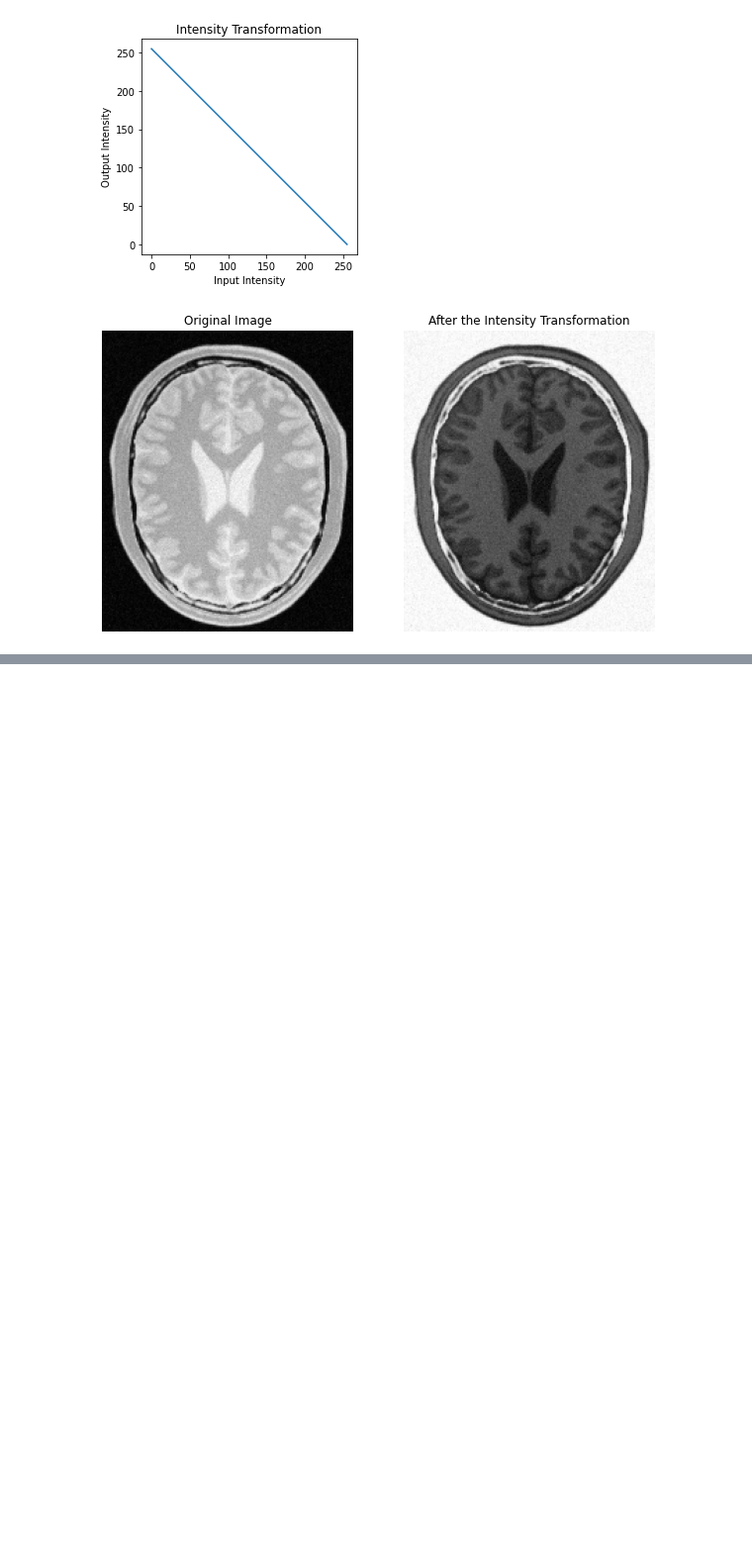
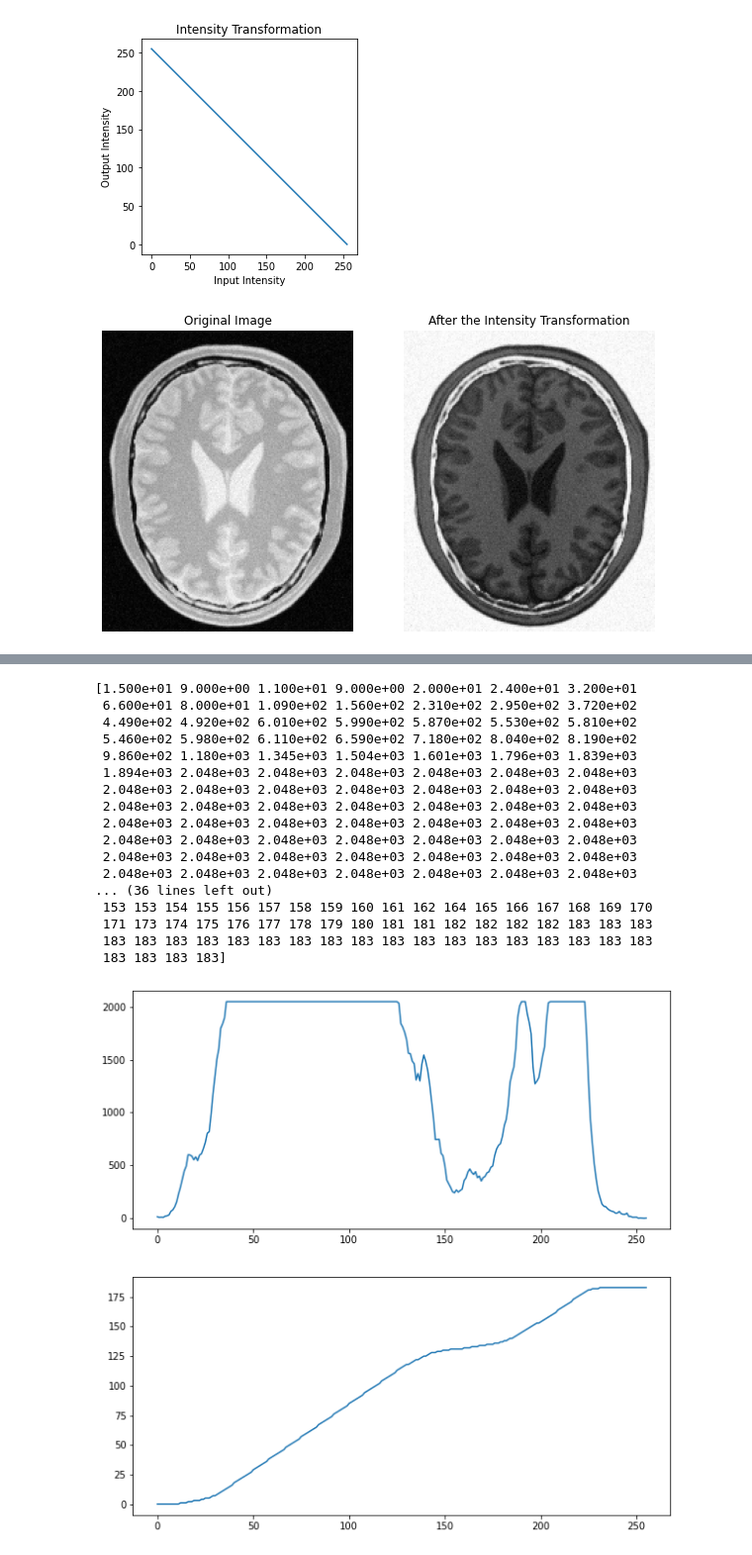
Before and after one commit to RaviduHM99/EN2550-Fundamentals-of-Image-Processing-and-Machine-Vision, a Jupyter notebook: Assignments/Assignment 1/190399L.ipynb, the cells around one changed output, grey strips where cells are left out. Shown at 99% size. Cells and saved outputs as stored; diff of their text form; code cells hidden in the pictures; blank space fills up the shorter version.

```diff
--- a/Assignments/Assignment 1/190399L.ipynb
+++ b/Assignments/Assignment 1/190399L.ipynb
@@ -92,0 +239,71 @@ IndexError: index 101 is out of bounds for axis 0 with size 101
+# %%
+import numpy as np
+import cv2
+
+path = "daisy.jpg"
+img = cv2.imread(path,0)
+
+#To display image before equalization
+cv2.imshow('image',img)
+cv2.waitKey(0)
+
+
+a = np.zeros((256,),dtype=np.float16)
+b = np.zeros((256,),dtype=np.float16)
+
+height,width=img.shape
+
+#finding histogram
+for i in range(width):
+    for j in range(height):
+        g = img[j,i]
+        a[g] = a[g]+1
+
+print(a)
+
+
+#performing histogram equalization
+tmp = 1.0/(height*width)
+b = np.zeros((256,),dtype=np.float16)
+
+for i in range(256):
+    for j in range(i+1):
+        b[i] += a[j] * tmp;
+    b[i] = round(b[i] * 255);
+
+# b now contains the equalized histogram
+b=b.astype(np.uint8)
+
+print(b)
+
+#Re-map values from equalized histogram into the image
+for i in range(width):
+    for j in range(height):
+        g = img[j,i]
+        img[j,i]= b[g]
+fig, ax = plt.subplots(2,1, figsize=(10,10))
+ax[0].plot(a)
+ax[1].plot(b)
+
+cv2.imshow('image',img)
+cv2.waitKey(0)
+cv2.destroyAllWindows()
+# %% [output]
+[1.500e+01 9.000e+00 1.100e+01 9.000e+00 2.000e+01 2.400e+01 3.200e+01
+ 6.600e+01 8.000e+01 1.090e+02 1.560e+02 2.310e+02 2.950e+02 3.720e+02
+ 4.490e+02 4.920e+02 6.010e+02 5.990e+02 5.870e+02 5.530e+02 5.810e+02
+ 5.460e+02 5.980e+02 6.110e+02 6.590e+02 7.180e+02 8.040e+02 8.190e+02
+ 9.860e+02 1.180e+03 1.345e+03 1.504e+03 1.601e+03 1.796e+03 1.839e+03
+ 1.894e+03 2.048e+03 2.048e+03 2.048e+03 2.048e+03 2.048e+03 2.048e+03
+ 2.048e+03 2.048e+03 2.048e+03 2.048e+03 2.048e+03 2.048e+03 2.048e+03
+ 2.048e+03 2.048e+03 2.048e+03 2.048e+03 2.048e+03 2.048e+03 2.048e+03
+ 2.048e+03 2.048e+03 2.048e+03 2.048e+03 2.048e+03 2.048e+03 2.048e+03
+ 2.048e+03 2.048e+03 2.048e+03 2.048e+03 2.048e+03 2.048e+03 2.048e+03
+ 2.048e+03 2.048e+03 2.048e+03 2.048e+03 2.048e+03 2.048e+03 2.048e+03
+ 2.048e+03 2.048e+03 2.048e+03 2.048e+03 2.048e+03 2.048e+03 2.048e+03
+... (36 lines left out)
+ 153 153 154 155 156 157 158 159 160 161 162 164 165 166 167 168 169 170
+ 171 173 174 175 176 177 178 179 180 181 181 182 182 182 182 183 183 183
+ 183 183 183 183 183 183 183 183 183 183 183 183 183 183 183 183 183 183
+ 183 183 183 183]
+[figure, added]
```
Also changed, not shown: parts of 5 cells of this notebook.
